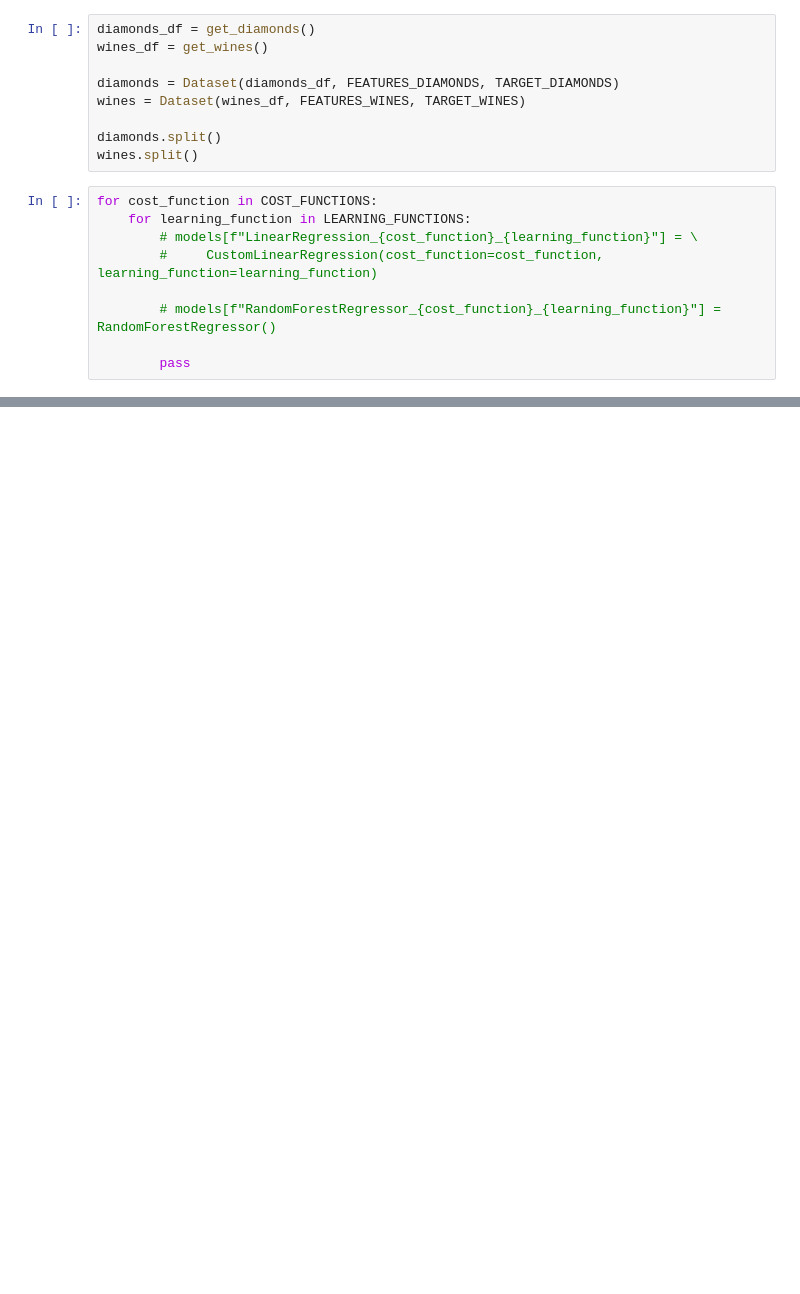
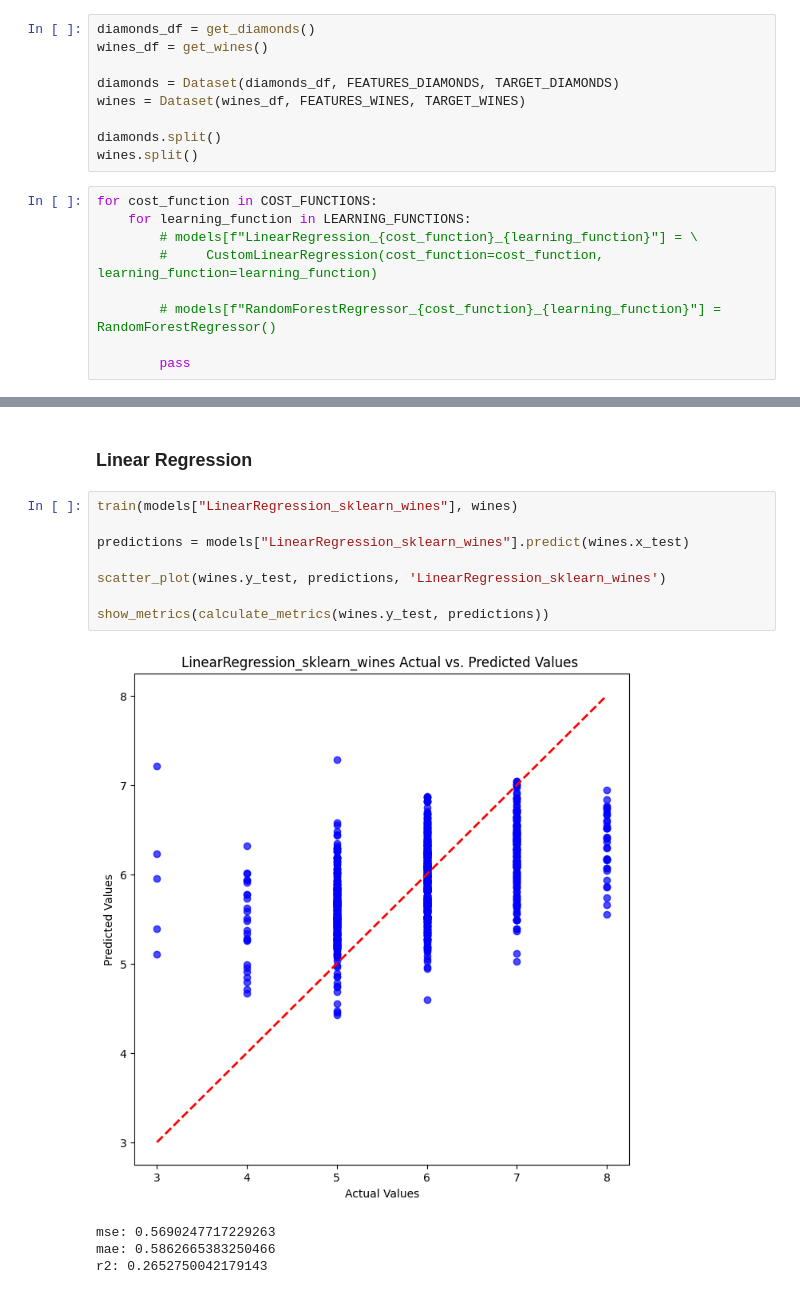
Before and after one commit to Kieru18/SK.UMA.17, a Jupyter notebook: experiments.ipynb, the cells around one changed output, grey strips where cells are left out. Saved outputs shown, nothing was run; the diff lists cells and outputs as text; blank space fills up the shorter version.

```diff
--- a/experiments.ipynb
+++ b/experiments.ipynb
@@ -136,0 +107,15 @@ ValueError: Found input variables with inconsistent numbers of samples: [3918, 9
+# %% [markdown]
+### Linear Regression
+# %%
+train(models["LinearRegression_sklearn_wines"], wines)
+
+predictions = models["LinearRegression_sklearn_wines"].predict(wines.x_test)
+
+scatter_plot(wines.y_test, predictions, 'LinearRegression_sklearn_wines')
+
+show_metrics(calculate_metrics(wines.y_test, predictions))
+# %% [output]
+[figure, added]
+mse: 0.5690247717229263
+mae: 0.5862665383250466
+r2: 0.2652750042179143
```
Also changed, not shown: parts of 19 cells of this notebook, 5 other files.
